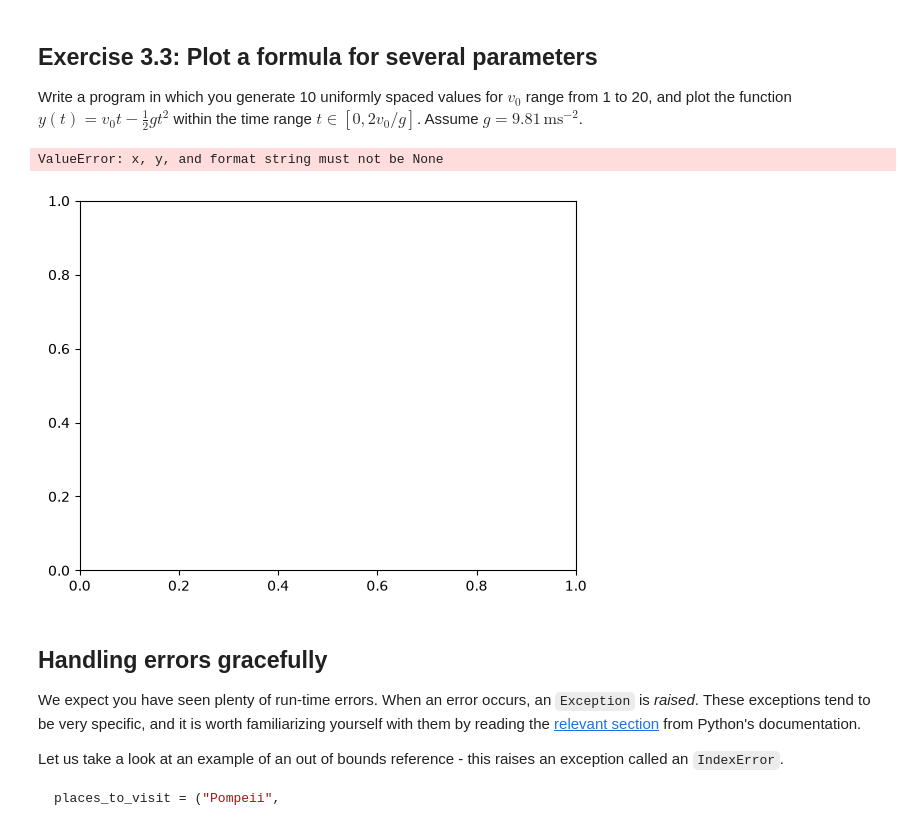
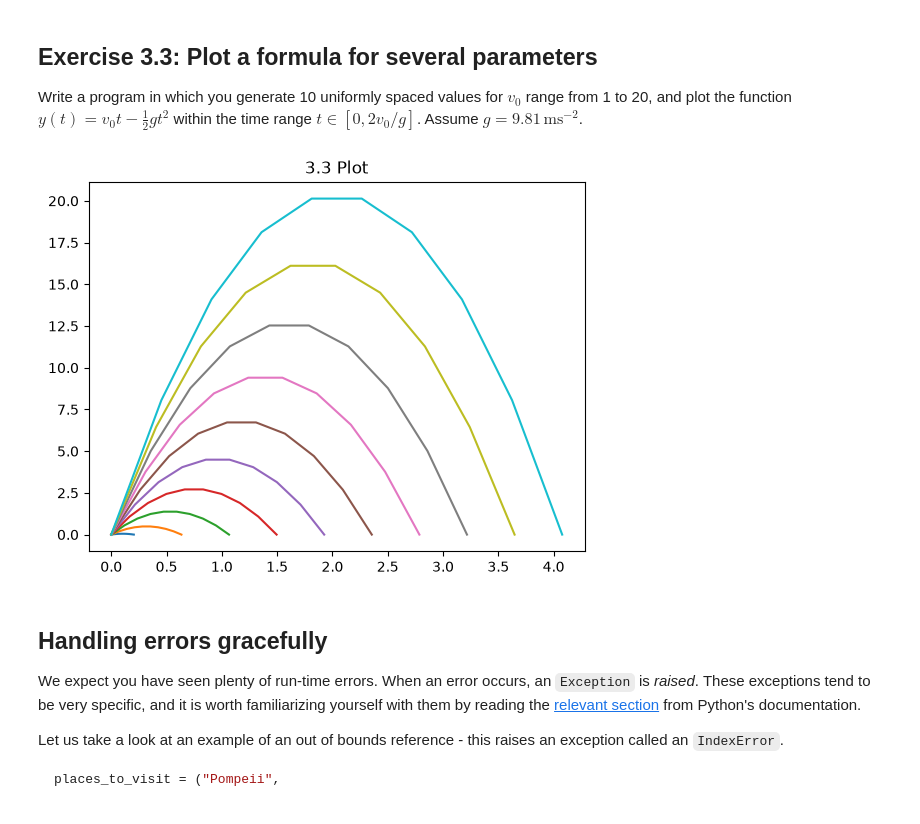
Before and after one commit to ada-3d6772f802/introduction-to-python, a Jupyter notebook: lecture3/lecture3.ipynb, the cells around one changed output. Drawn from its saved outputs; the diff is of its cells as text; code cells hidden in the pictures.

```diff
--- a/lecture3/lecture3.ipynb
+++ b/lecture3/lecture3.ipynb
@@ -94,26 +93,18 @@ $$f(x, t) = e^{-(x - 3t)^2}\sin(3\pi(x - t))$$
 
 describes, for a fixed value of $t$, a wave localised in space. Write a program that visualises this function as a function of $x$ on the interval $[−4, 4]$ when $t = 0$.
 # %%
-# Check
-
-from math import e, sin, pi
-
 def f(x, t):
-    return (e ** (-1 *(x - 3 * t)**2)) * sin(3 * pi * (x - t))
+    return (np.e ** (-1 *(x - 3 * t)**2)) * np.sin(3 * np.pi * (x - t))
     # return (e ** (-(x **2))) * sin(3 * pi * (x))
 
 
 x = np.linspace(-4, 4, 51)
-t = np.linspace(0, 0, 51)
+t = 0
 y = f(x, t)
 plt.plot(
     x, y
 )
 
-# plt.xlabel("time (s)")
-# plt.ylabel("height (m)")
-
-
 plt.title("3.2 Plot")
 
 plt.show()
@@ -162,23 +153,21 @@ For further examples check out the [matplotlib](https://matplotlib.org/) documen
 
 Write a program in which you generate 10 uniformly spaced values for $v_0$ range from 1 to 20, and plot the function $y(t) = v_0t − \frac{1}{2}gt^2$ within the time range $t \in [0, 2v_0/g]$. Assume $g = 9.81 \,\text{ms}^{-2}$.
 # %%
-# Check
-
 g = 9.81
-v = np.linspace(1, 20, 9)
-t = np.linspace(0, 2 * v / g, 9)
+v = np.linspace(1, 20, 10)
+t = np.linspace(0, 2 * v / g, 10)
 
 def y(t):
-    v * t - 0.5 * g * t ** 2
+    return v * t - 0.5 * g * t ** 2
 
 y = y(t)
 
 plt.plot(t, y)
+plt.title("3.3 Plot")
 
 plt.show()
 # %% [output]
-ValueError: x, y, and format string must not be None
-[figure, old version]
+[figure, new version]
 # %% [markdown]
 ## Handling errors gracefully
 
```
Also changed, not shown: parts of 9 cells of this notebook.
